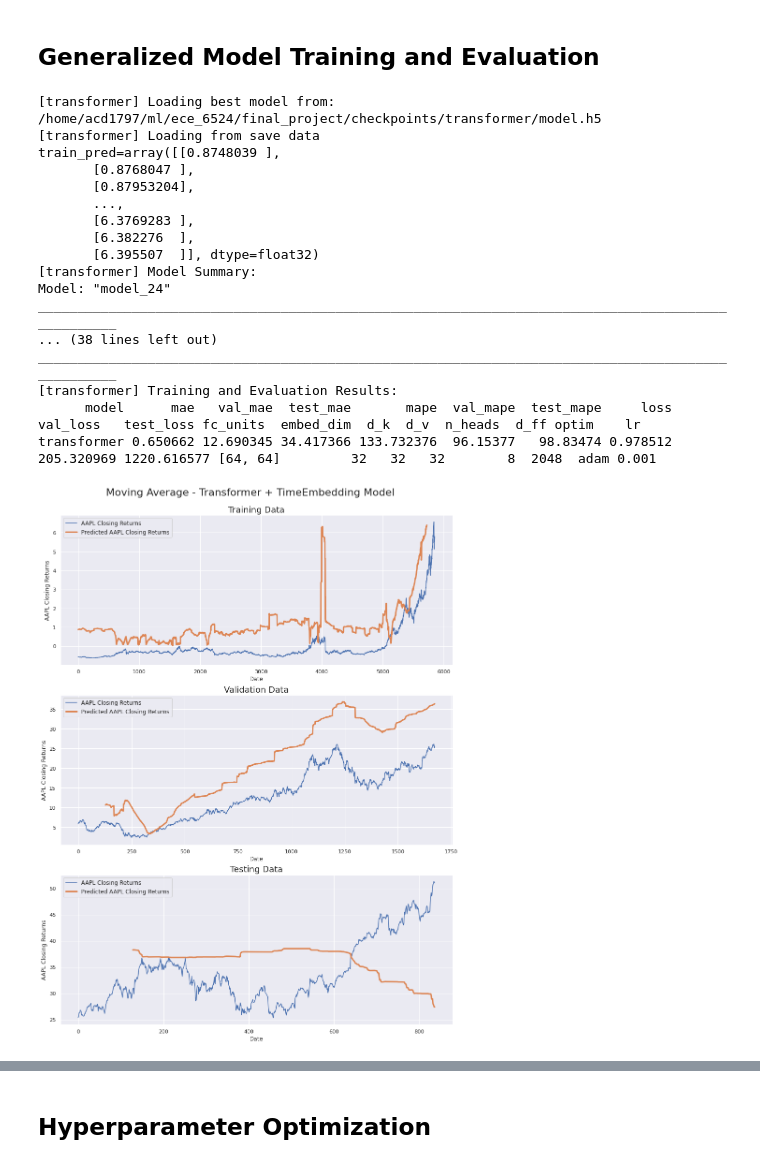
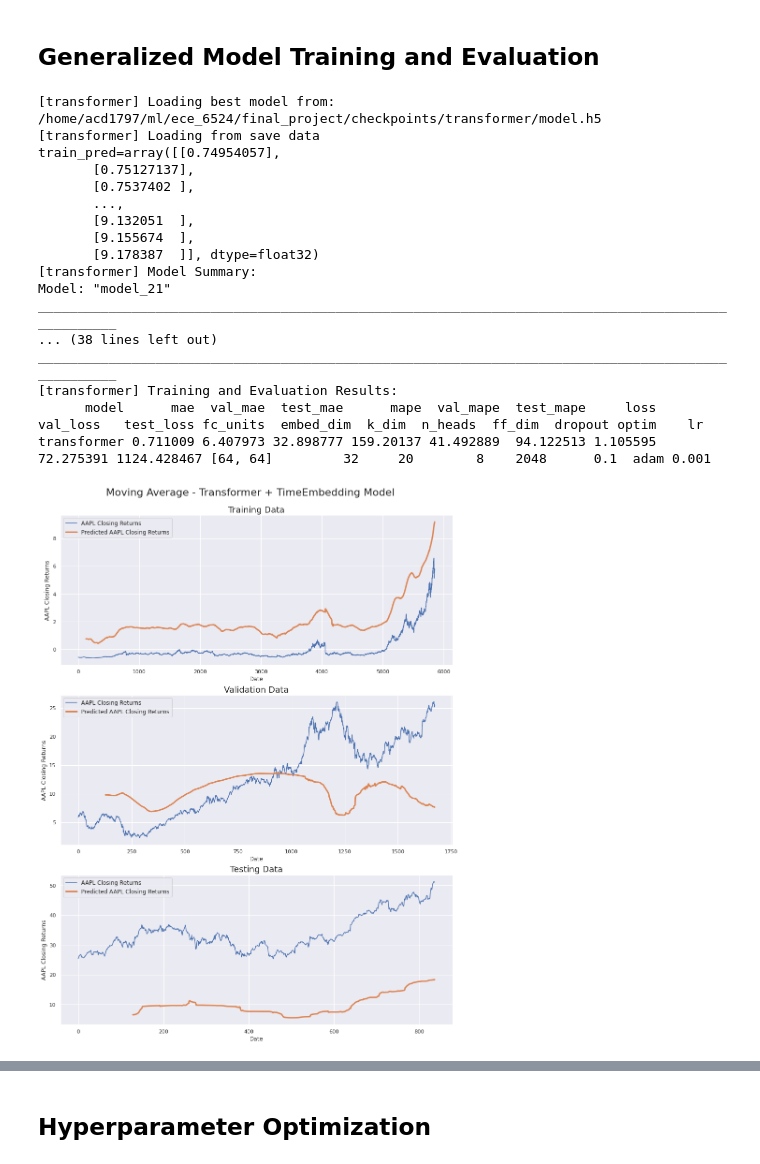
Before and after one commit to zanderman/stock-forecasting-transformer, a Jupyter notebook: forecast_transformer.ipynb, the cells around one changed output, grey strips where cells are left out. Cells and saved outputs as stored; diff of their text form; code cells hidden in the pictures.

```diff
--- a/forecast_transformer.ipynb
+++ b/forecast_transformer.ipynb
@@ -870,10 +859,10 @@ def build_transformer(
     out_feat: int,
     fc_units: list[int], # list of fully-connected dimensions before classifier.
     embed_dim: int,
-    d_k: int,
-    d_v: int,
+    k_dim: int,
     n_heads: int,
-    d_ff: int,
+    ff_dim: int,
+    v_dim: int = None,
     dropout: float = 0.0,
     n_encoders: int = 3,
     ):
@@ -887,10 +876,10 @@ def build_transformer(
     # Pass combined featured through cascaded self-attention encoder sublayers.
     for _ in range(n_encoders):
         x = TransformerEncoderLayer(
-            d_k=d_k,
-            d_v=d_v,
+            k_dim=k_dim,
             n_heads=n_heads,
-            d_ff=d_ff,
+            ff_dim=ff_dim,
+            v_dim=v_dim,
             dropout=dropout,
         )((x, x, x)) # (query, value, key)
     # Downsample to the original sequence dimension.
@@ -916,7 +905,7 @@ def build_transformer(
 #     d_k=512,
 #     d_v=256,
 #     n_heads=8,
-#     d_ff=512,
+#     ff_dim=512,
 # )
 # model = build_transformer(**kwargs)
 # model.summary()
@@ -1245,12 +1239,15 @@ params = dict(
     fc_units=[64,64],
     embed_dim=32,
     # d_k=512,
-    d_k=32,
+    # d_k=32,
     # d_v=256,
-    d_v=32,
+    # d_v=32,
+    k_dim=20,
     n_heads=8,
-    d_ff=2048,
+    ff_dim=2048,
+    dropout=0.1,
     optim='adam',
+    # lr=0.001,
     lr=0.001,
 )
 compile_params = dict(
@@ -1258,40 +1255,41 @@ compile_params = dict(
     metrics=['mae', 'mape'],
 )
 
 model, hist, met, params, df = train_evaluate_for_dataset(
     model_name='transformer',
     build_model_func=builder,
     params=params,
     compile_params=compile_params,
     asset='aapl',
     in_seq_len=128,
     out_seq_len=1,
     shift=1,
     split=(0.7, 0.2, 0.1),
     in_feat=['Open','High','Low','Close','Volume'],
+    # in_feat=['Close'],
     # out_feat=['Open','High','Low','Close','Volume'],
     out_feat=['Close'],
     batch_size=64,
     shuffle=False,
     strategy=tf.distribute.get_strategy(),
     epochs=10,
 )
 # %% [output]
 [transformer] Loading best model from: /home/acd1797/ml/ece_6524/final_project/checkpoints/transformer/model.h5
 [transformer] Loading from save data
-train_pred=array([[0.8748039 ],
-       [0.8768047 ],
-       [0.87953204],
+train_pred=array([[0.74954057],
+       [0.75127137],
+       [0.7537402 ],
        ...,
-       [6.3769283 ],
-       [6.382276  ],
-       [6.395507  ]], dtype=float32)
+       [9.132051  ],
+       [9.155674  ],
+       [9.178387  ]], dtype=float32)
 [transformer] Model Summary:
-Model: "model_24"
+Model: "model_21"
 __________________________________________________________________________________________________
 ... (38 lines left out)
 __________________________________________________________________________________________________
 [transformer] Training and Evaluation Results:
-      model      mae   val_mae  test_mae       mape  val_mape  test_mape     loss   val_loss   test_loss fc_units  embed_dim  d_k  d_v  n_heads  d_ff optim    lr
-transformer 0.650662 12.690345 34.417366 133.732376  96.15377   98.83474 0.978512 205.320969 1220.616577 [64, 64]         32   32   32        8  2048  adam 0.001
+      model      mae  val_mae  test_mae      mape  val_mape  test_mape     loss  val_loss   test_loss fc_units  embed_dim  k_dim  n_heads  ff_dim  dropout optim    lr
+transformer 0.711009 6.407973 32.898777 159.20137 41.492889  94.122513 1.105595 72.275391 1124.428467 [64, 64]         32     20        8    2048      0.1  adam 0.001
-[figure, old version]
+[figure, new version]
```
Also changed, not shown: parts of 7 cells of this notebook.
